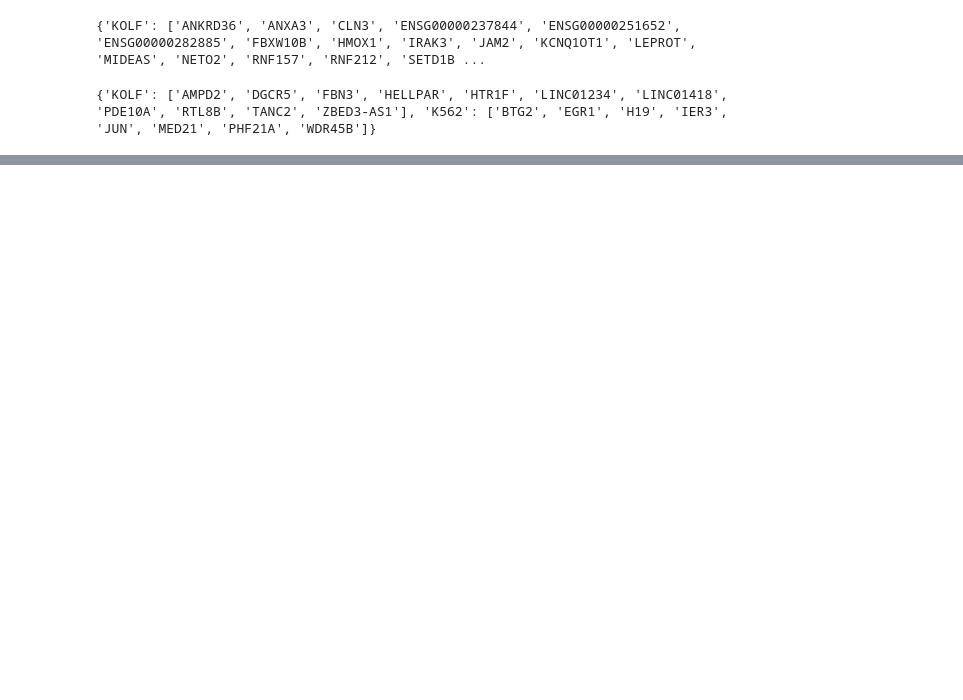
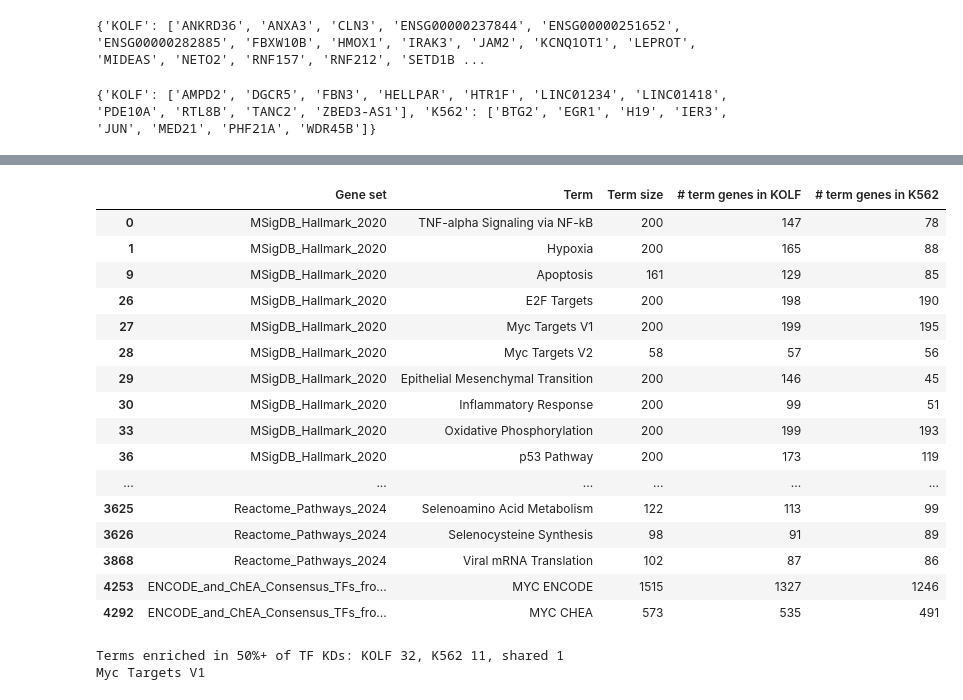
Before and after one commit to subramaniam-lab-ucsd/tf-project, a Jupyter notebook: tf_project_kolf_k562_comparison.ipynb, the cells around one changed output, grey strips where cells are left out. Drawn from its saved outputs; the diff is of its cells as text; code cells hidden in the pictures; blank space fills up the shorter version.

```diff
--- a/tf_project_kolf_k562_comparison.ipynb
+++ b/tf_project_kolf_k562_comparison.ipynb
@@ -1076,0 +857,32 @@ print(set(k562_shared_strong_reactome_res_enriched["TF KD"].values))
+# %%
+term_genes_kolf_k562[term_genes_kolf_k562["Term"].isin(k562_top_common_terms)]
+# %% [output]
+|  | Gene set | Term | Term size | # term genes in KOLF | # term genes in K562 |
+| 0 | MSigDB_Hallmark_2020 | TNF-alpha Signaling via NF-kB | 200 | 147 | 78 |
+| 1 | MSigDB_Hallmark_2020 | Hypoxia | 200 | 165 | 88 |
+| 9 | MSigDB_Hallmark_2020 | Apoptosis | 161 | 129 | 85 |
+| 26 | MSigDB_Hallmark_2020 | E2F Targets | 200 | 198 | 190 |
+| 27 | MSigDB_Hallmark_2020 | Myc Targets V1 | 200 | 199 | 195 |
+| 28 | MSigDB_Hallmark_2020 | Myc Targets V2 | 58 | 57 | 56 |
+| 29 | MSigDB_Hallmark_2020 | Epithelial Mesenchymal Transition | 200 | 146 | 45 |
+| 30 | MSigDB_Hallmark_2020 | Inflammatory Response | 200 | 99 | 51 |
+| 33 | MSigDB_Hallmark_2020 | Oxidative Phosphorylation | 200 | 199 | 193 |
+| 36 | MSigDB_Hallmark_2020 | p53 Pathway | 200 | 173 | 119 |
+| ... | ... | ... | ... | ... | ... |
+| 3625 | Reactome_Pathways_2024 | Selenoamino Acid Metabolism | 122 | 113 | 99 |
+| 3626 | Reactome_Pathways_2024 | Selenocysteine Synthesis | 98 | 91 | 89 |
+| 3868 | Reactome_Pathways_2024 | Viral mRNA Translation | 102 | 87 | 86 |
+| 4253 | ENCODE_and_ChEA_Consensus_TFs_fro... | MYC ENCODE | 1515 | 1327 | 1246 |
+| 4292 | ENCODE_and_ChEA_Consensus_TFs_fro... | MYC CHEA | 573 | 535 | 491 |
+# %%
+kolf_common_terms_50pct = set(kolf_kd_common_gsea_terms[
+    kolf_kd_common_gsea_terms["# TF KDs"] >= 90]["Term"])
+k562_common_terms_50pct = set(k562_kd_common_gsea_terms[
+    k562_kd_common_gsea_terms["# TF KDs"] >= 215]["Term"])
+shared_common_terms_50pct = kolf_common_terms_50pct & k562_common_terms_50pct
+print(f"Terms enriched in 50%+ of TF KDs: KOLF {len(kolf_common_terms_50pct)}, "
+      f"K562 {len(k562_common_terms_50pct)}, shared {len(shared_common_terms_50pct)}")
+print('\n'.join(shared_common_terms_50pct))
+# %% [output]
+Terms enriched in 50%+ of TF KDs: KOLF 32, K562 11, shared 1
+Myc Targets V1
```
Also changed, not shown: parts of 72 cells of this notebook, 10 other files.
